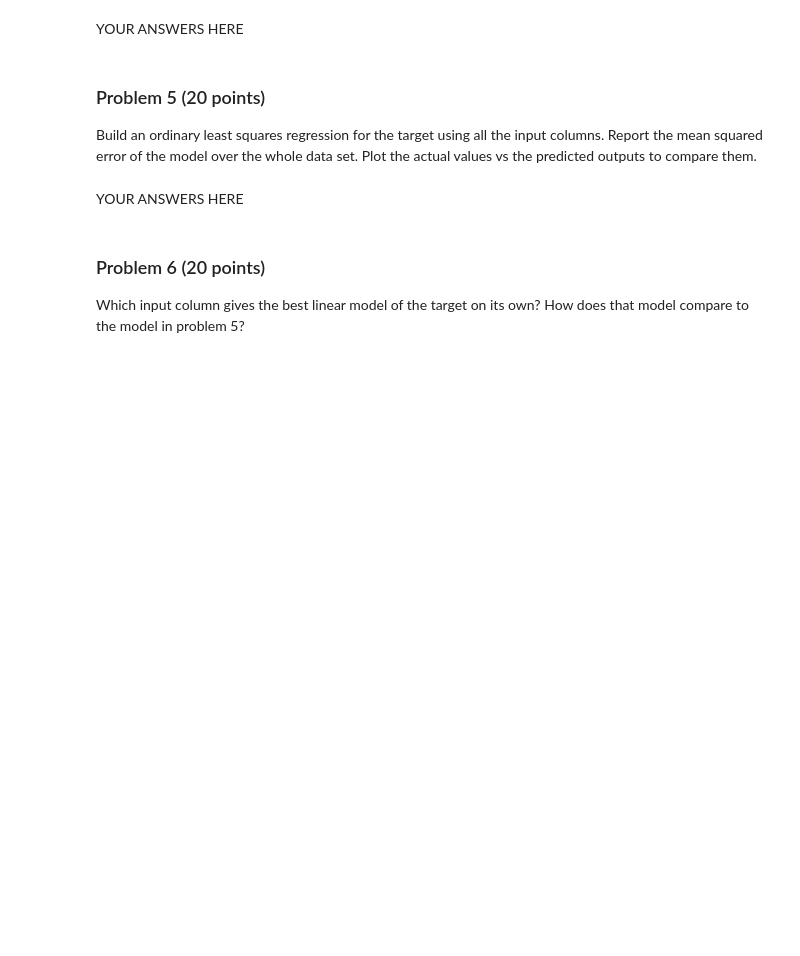
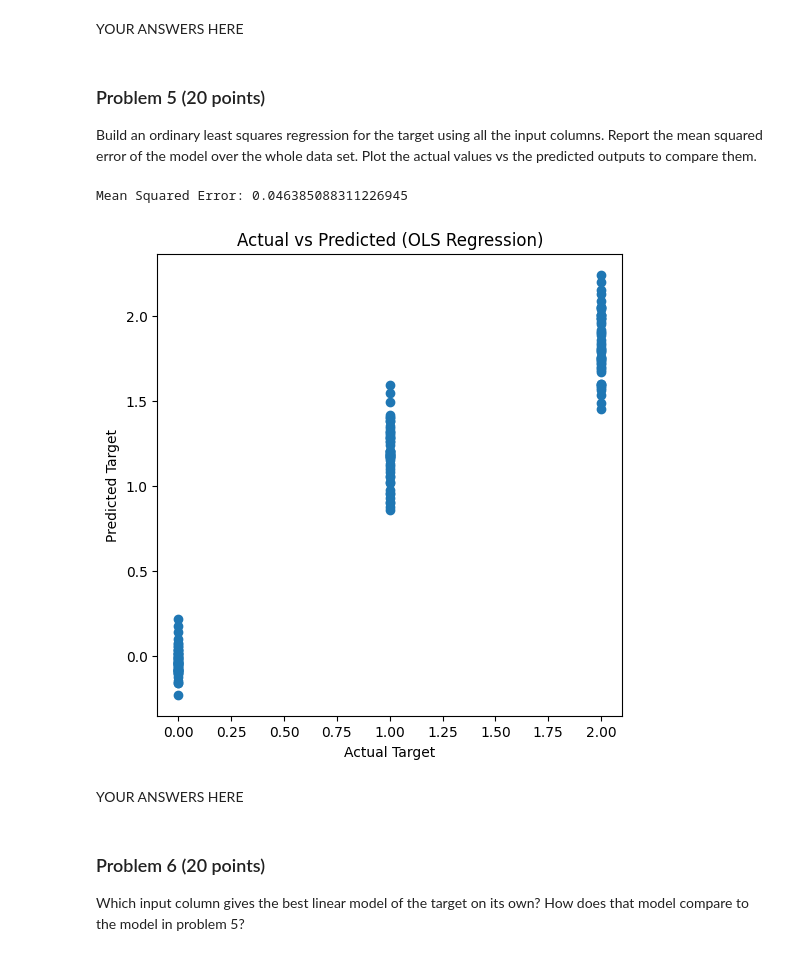
Before and after one commit to TcheungBU/dx601-final-project, a Jupyter notebook: project.ipynb, the cells around one changed output. Drawn from its saved outputs; the diff is of its cells as text; code cells hidden in the pictures; blank space fills up the shorter version.

```diff
--- a/project.ipynb
+++ b/project.ipynb
@@ -192,3 +224,24 @@ Plot the actual values vs the predicted outputs to compare them.
+# %%
+# YOUR CODE HERE
+from sklearn.linear_model import LinearRegression
+X = iris.drop(columns=["target"])
+y = iris["target"]
+model = LinearRegression()
+model.fit(X, y)
+y_pred = model.predict(X)
+
+mse = np.mean((y - y_pred) ** 2)
+print("Mean Squared Error:", mse)
+
+plt.figure(figsize=(6, 6))
+plt.scatter(y, y_pred)
+plt.xlabel("Actual Target")
+plt.ylabel("Predicted Target")
+plt.title("Actual vs Predicted (OLS Regression)")
+plt.show()
+# %% [output]
+Mean Squared Error: 0.046385088311226945
+[figure, added]
 # %% [markdown]
 YOUR ANSWERS HERE
 # %% [markdown]
```
Also changed, not shown: parts of 7 cells of this notebook.
